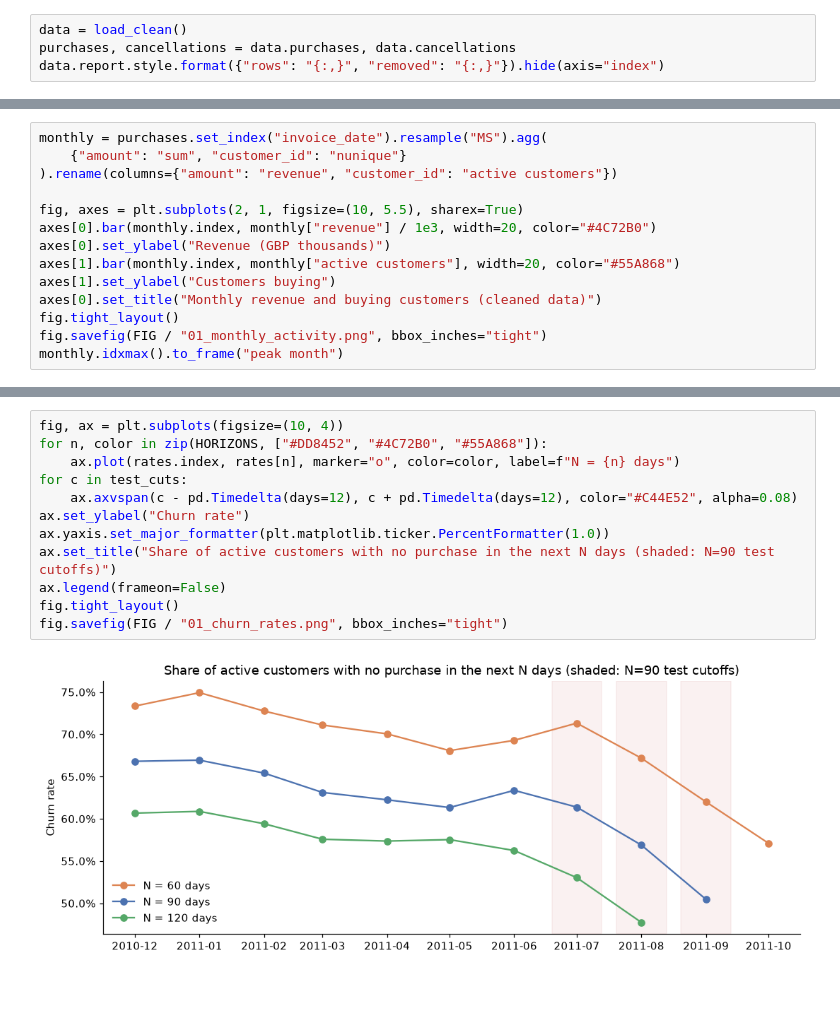
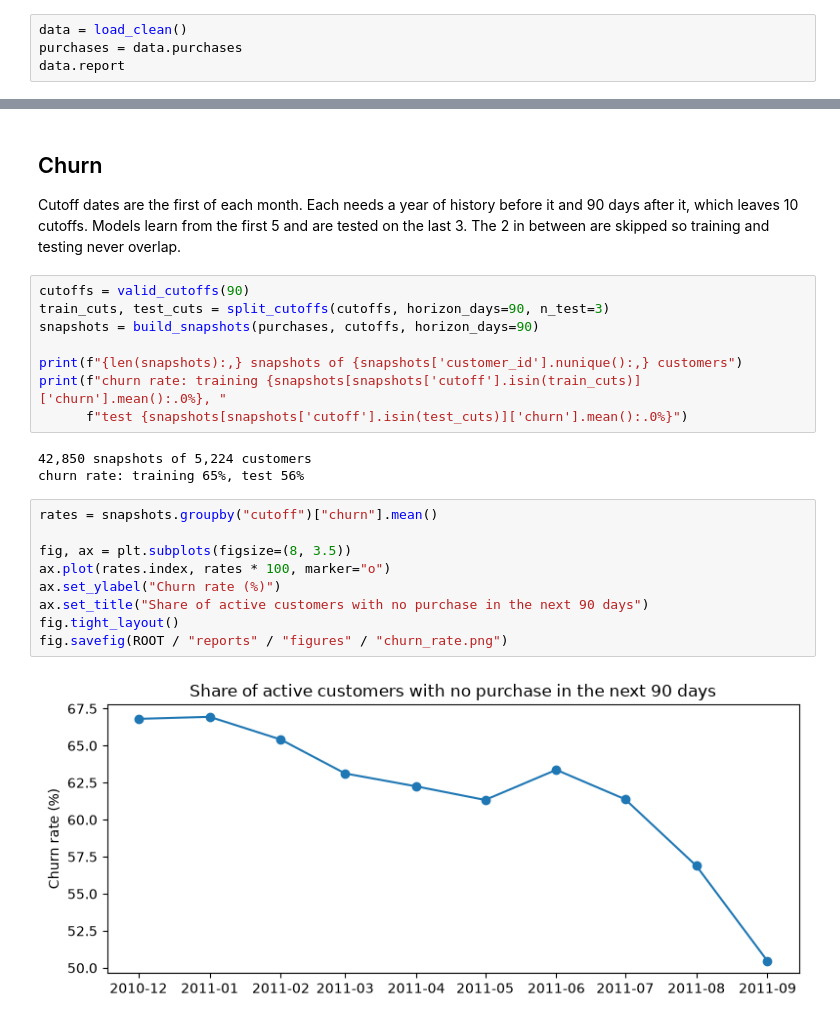
Before and after one commit to devdumas1/online_retail_data_analysis, a Jupyter notebook: notebooks/01_clean_and_define_churn.ipynb, the cells around one changed output, grey strips where cells are left out. Cells and saved outputs as stored; diff of their text form; blank space fills up the shorter version.

```diff
--- a/notebooks/01_clean_and_define_churn.ipynb
+++ b/notebooks/01_clean_and_define_churn.ipynb
@@ -34,5 +21,5 @@ then split cancellations (invoice starting with "C") from purchases.
 # %%
 data = load_clean()
-purchases, cancellations = data.purchases, data.cancellations
-data.report.style.format({"rows": "{:,}", "removed": "{:,}"}).hide(axis="index")
+purchases = data.purchases
+data.report
 # %% [output]
@@ -86,14 +36,0 @@ summary.to_frame()
-# %%
-monthly = purchases.set_index("invoice_date").resample("MS").agg(
-    {"amount": "sum", "customer_id": "nunique"}
-).rename(columns={"amount": "revenue", "customer_id": "active customers"})
-
-fig, axes = plt.subplots(2, 1, figsize=(10, 5.5), sharex=True)
-axes[0].bar(monthly.index, monthly["revenue"] / 1e3, width=20, color="#4C72B0")
-axes[0].set_ylabel("Revenue (GBP thousands)")
-axes[1].bar(monthly.index, monthly["active customers"], width=20, color="#55A868")
-axes[1].set_ylabel("Customers buying")
-axes[0].set_title("Monthly revenue and buying customers (cleaned data)")
-fig.tight_layout()
-fig.savefig(FIG / "01_monthly_activity.png", bbox_inches="tight")
-monthly.idxmax().to_frame("peak month")
@@ -195,14 +37,26 @@ table.style.format({**{f"churn N={n}": "{:.1%}" for n in HORIZONS}, "customers (
+# %% [markdown]
+## Churn
+
+Cutoff dates are the first of each month. Each needs a year of history before it and 90 days after it, which leaves 10 cutoffs. Models learn from the first 5 and are tested on the last 3. The 2 in between are skipped so training and testing never overlap.
+# %%
+cutoffs = valid_cutoffs(90)
+train_cuts, test_cuts = split_cutoffs(cutoffs, horizon_days=90, n_test=3)
+snapshots = build_snapshots(purchases, cutoffs, horizon_days=90)
+
+print(f"{len(snapshots):,} snapshots of {snapshots['customer_id'].nunique():,} customers")
+print(f"churn rate: training {snapshots[snapshots['cutoff'].isin(train_cuts)]['churn'].mean():.0%}, "
+      f"test {snapshots[snapshots['cutoff'].isin(test_cuts)]['churn'].mean():.0%}")
+# %% [output]
+42,850 snapshots of 5,224 customers
+churn rate: training 65%, test 56%
 # %%
-fig, ax = plt.subplots(figsize=(10, 4))
-for n, color in zip(HORIZONS, ["#DD8452", "#4C72B0", "#55A868"]):
-    ax.plot(rates.index, rates[n], marker="o", color=color, label=f"N = {n} days")
-for c in test_cuts:
-    ax.axvspan(c - pd.Timedelta(days=12), c + pd.Timedelta(days=12), color="#C44E52", alpha=0.08)
-ax.set_ylabel("Churn rate")
-ax.yaxis.set_major_formatter(plt.matplotlib.ticker.PercentFormatter(1.0))
-ax.set_title("Share of active customers with no purchase in the next N days (shaded: N=90 test cutoffs)")
-ax.legend(frameon=False)
+rates = snapshots.groupby("cutoff")["churn"].mean()
+
+fig, ax = plt.subplots(figsize=(8, 3.5))
+ax.plot(rates.index, rates * 100, marker="o")
+ax.set_ylabel("Churn rate (%)")
+ax.set_title("Share of active customers with no purchase in the next 90 days")
 fig.tight_layout()
-fig.savefig(FIG / "01_churn_rates.png", bbox_inches="tight")
+fig.savefig(ROOT / "reports" / "figures" / "churn_rate.png")
 # %% [output]
-[figure, old version]
+[figure, new version]
```
Also changed, not shown: parts of 21 cells of this notebook, 23 other files.
